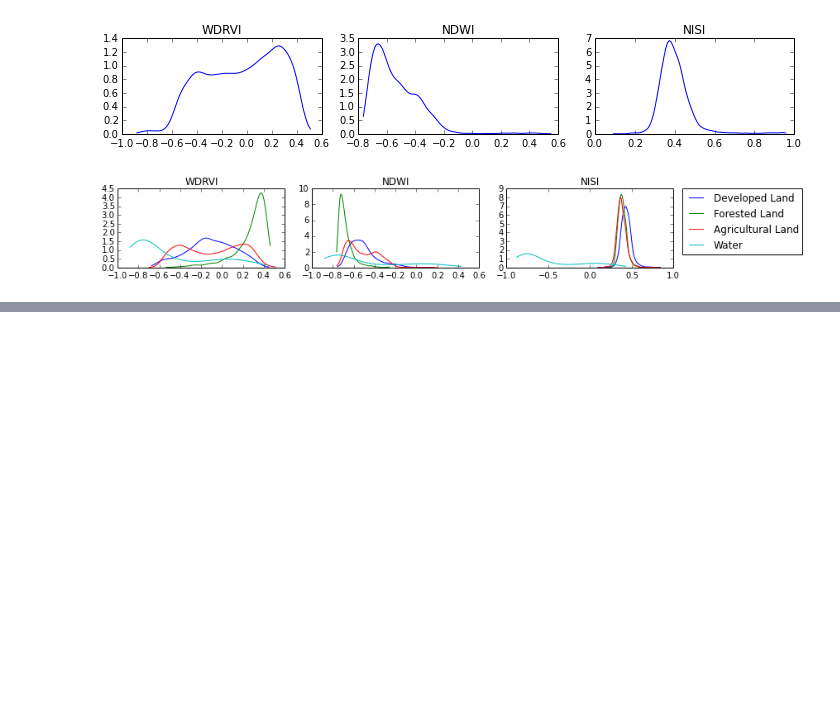
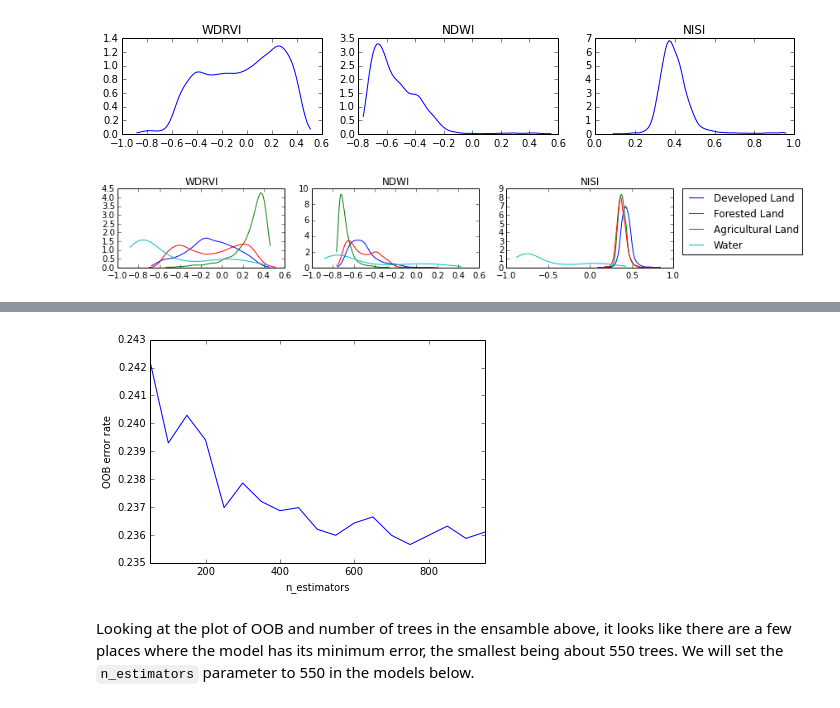
Before and after one commit to johnny313/Research, a Jupyter notebook: Satellite_Imagery_Tools/Land_Cover_Classification.ipynb, the cells around one changed output, grey strips where cells are left out. Drawn from its saved outputs; the diff is of its cells as text; code cells hidden in the pictures; blank space fills up the shorter version.

```diff
--- a/Satellite_Imagery_Tools/Land_Cover_Classification.ipynb
+++ b/Satellite_Imagery_Tools/Land_Cover_Classification.ipynb
@@ -223 +204,27 @@ Now that we have a better understanding of the dataset, let's build a model. We
+# %%
+
+num_estimator = range(50,1000,50)
+error_rate = []
+
+for i in num_estimator:
+    rf_model = RandomForestClassifier(n_estimators=i, criterion="entropy",oob_score=True,max_features="sqrt",random_state=53478,min_samples_split=10)
+    rf_model.fit(train_sample[:,1:],train_sample[:,0])
+
+    # Record the OOB error for each `n_estimators=i` setting.
+    oob_error = 1 - rf_model.oob_score_
+    error_rate.append((i, oob_error))
+
+# Generate the "OOB error rate" vs. "n_estimators" plot.
+xs, ys = zip(*error_rate)
+plt.plot(xs, ys)
+
+plt.xlim(min(num_estimator), max(num_estimator))
+plt.xlabel("n_estimators")
+plt.ylabel("OOB error rate")
+#plt.legend(loc="upper right")
+plt.show()
+# %% [output]
+[figure, added]
+# %% [markdown]
+Looking at the plot of OOB and number of trees in the ensamble above, it looks like there are a few places where the model has its minimum error, the smallest being about 550 trees. We will set the `n_estimators` parameter to 550 in the models below.
 # %%
```
Also changed, not shown: parts of 13 cells of this notebook.
